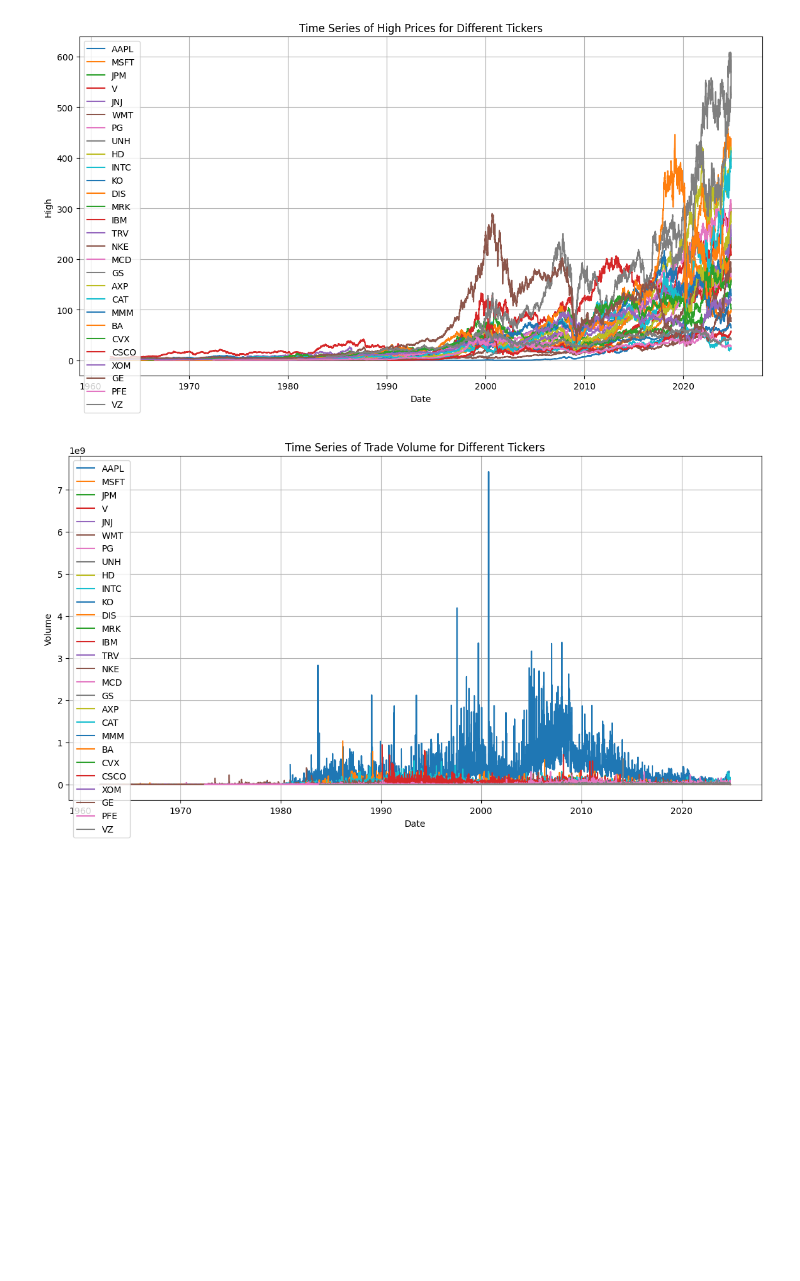
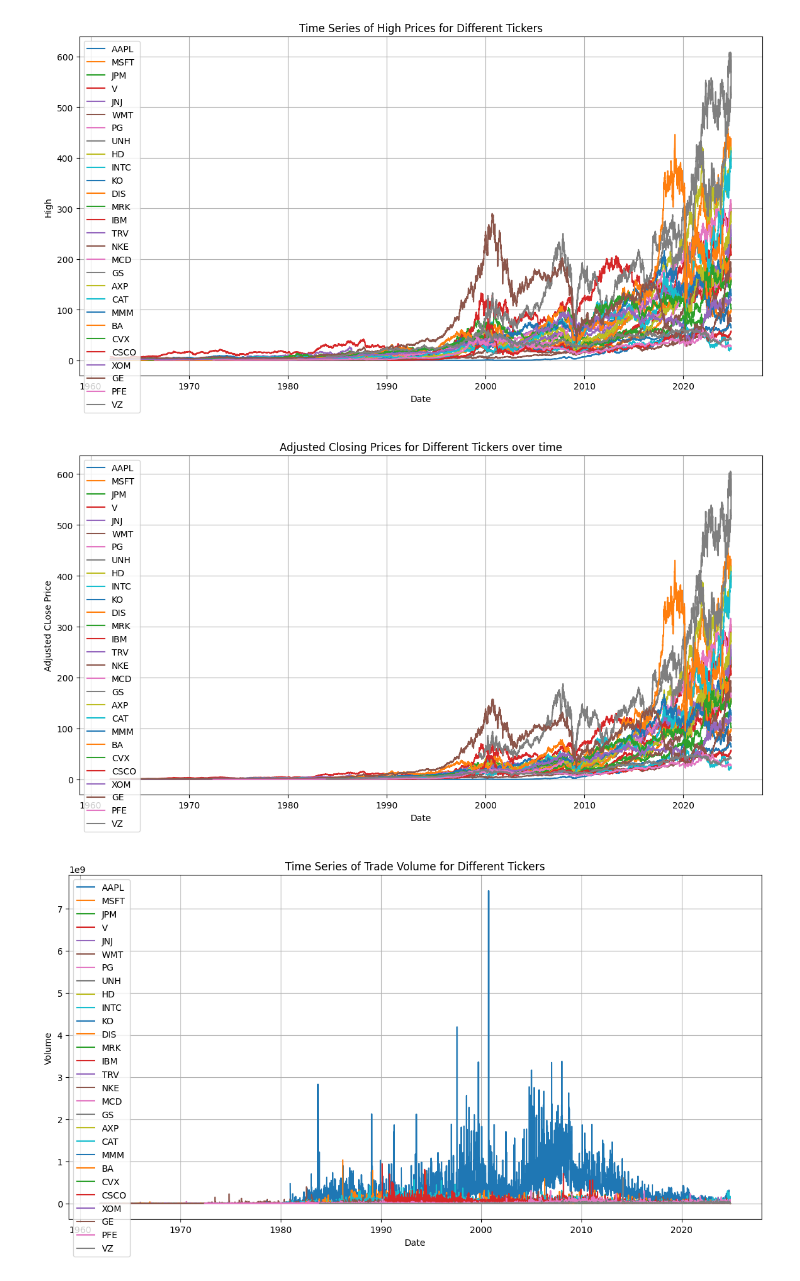
Before and after one commit to LichenYangCameron/Stock-prediction, a Jupyter notebook: MATH7339_Final_Statistical_Models(Combined)_v2.ipynb, the cells around one changed output. Cells and saved outputs as stored; diff of their text form; code cells hidden in the pictures; blank space fills up the shorter version.

```diff
--- a/MATH7339_Final_Statistical_Models(Combined)_v2.ipynb
+++ b/MATH7339_Final_Statistical_Models(Combined)_v2.ipynb
@@ -153,6 +153,20 @@ plt.grid(True)
 plt.show()
 # %% [output]
 [figure]
+# %%
+plt.figure(figsize=(14, 7))
+for ticker in dow_jones_df['Ticker'].unique():
+    ticker_data = dow_jones_df[dow_jones_df['Ticker'] == ticker]
+    plt.plot(ticker_data.index, ticker_data['Adj Close'], label=ticker)
+
+plt.title('Adjusted Closing Prices for Different Tickers over time')
+plt.xlabel('Date')
+plt.ylabel('Adjusted CLose Price')
+plt.legend()
+plt.grid(True)
+plt.show()
+# %% [output]
+[figure, added]
 # %%
 plt.figure(figsize=(14, 7))
 for ticker in dow_jones_df['Ticker'].unique():
```
